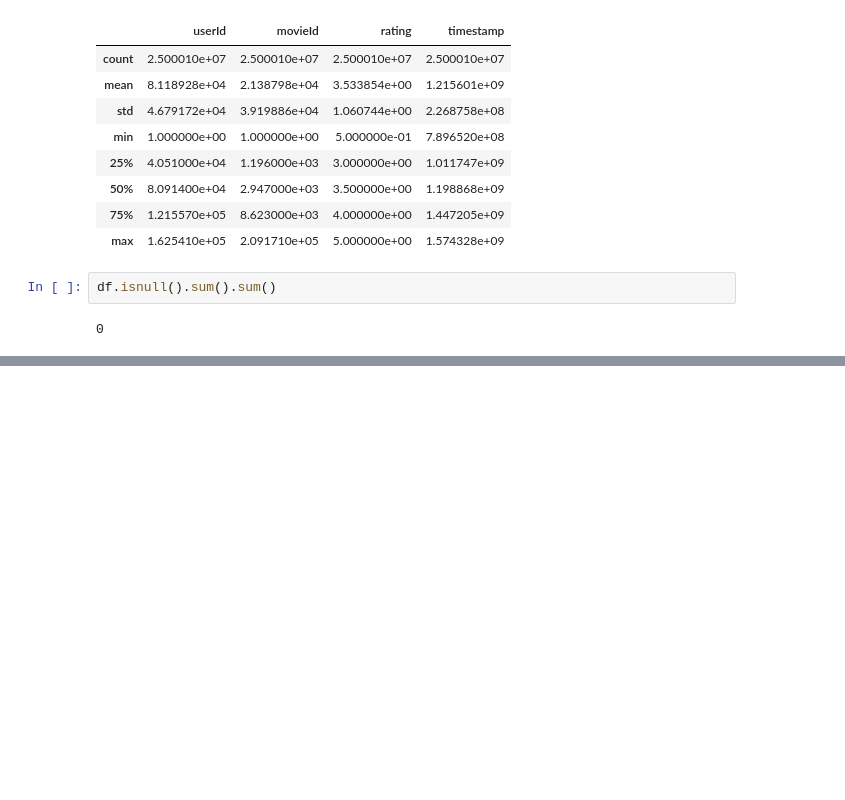
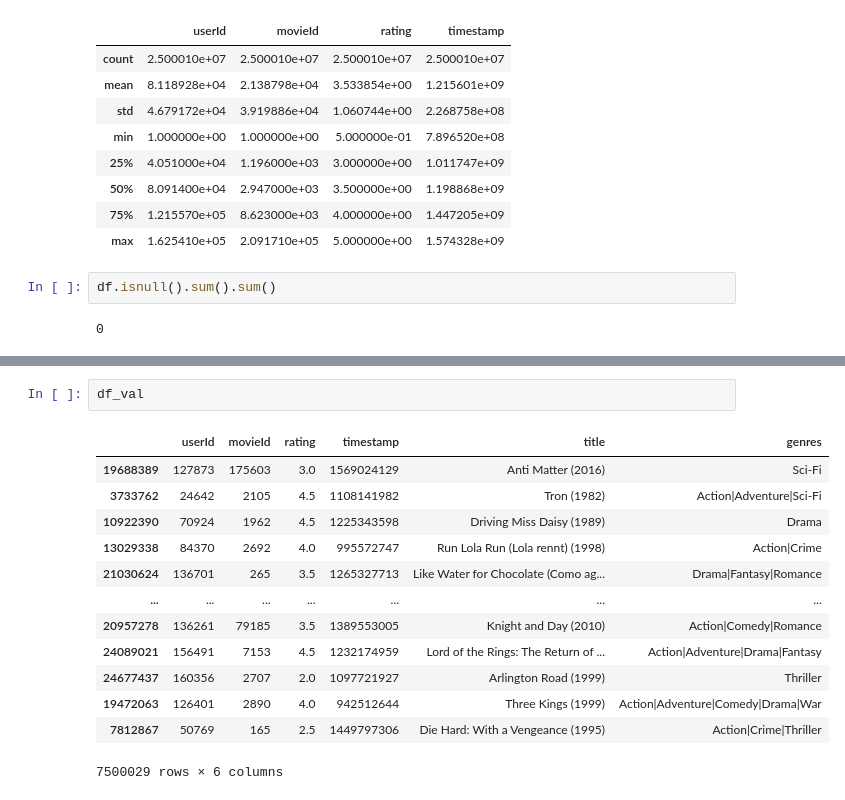
Before and after one commit to Dusadee-Songasornchart/machine_learning, a Jupyter notebook: lab_11/lab_11.ipynb, the cells around one changed output, grey strips where cells are left out. Cells and saved outputs as stored; diff of their text form; blank space fills up the shorter version.

```diff
--- a/lab_11/lab_11.ipynb
+++ b/lab_11/lab_11.ipynb
@@ -146,0 +117,16 @@ X_test
+# %%
+df_val
+# %% [output]
+|  | userId | movieId | rating | timestamp | title | genres |
+| 19688389 | 127873 | 175603 | 3.0 | 1569024129 | Anti Matter (2016) | Sci-Fi |
+| 3733762 | 24642 | 2105 | 4.5 | 1108141982 | Tron (1982) | Action|Adventure|Sci-Fi |
+| 10922390 | 70924 | 1962 | 4.5 | 1225343598 | Driving Miss Daisy (1989) | Drama |
+| 13029338 | 84370 | 2692 | 4.0 | 995572747 | Run Lola Run (Lola rennt) (1998) | Action|Crime |
+| 21030624 | 136701 | 265 | 3.5 | 1265327713 | Like Water for Chocolate (Como ag... | Drama|Fantasy|Romance |
+| ... | ... | ... | ... | ... | ... | ... |
+| 20957278 | 136261 | 79185 | 3.5 | 1389553005 | Knight and Day (2010) | Action|Comedy|Romance |
+| 24089021 | 156491 | 7153 | 4.5 | 1232174959 | Lord of the Rings: The Return of ... | Action|Adventure|Drama|Fantasy |
+| 24677437 | 160356 | 2707 | 2.0 | 1097721927 | Arlington Road (1999) | Thriller |
+| 19472063 | 126401 | 2890 | 4.0 | 942512644 | Three Kings (1999) | Action|Adventure|Comedy|Drama|War |
+| 7812867 | 50769 | 165 | 2.5 | 1449797306 | Die Hard: With a Vengeance (1995) | Action|Crime|Thriller |
+7500029 rows × 6 columns
```
Also changed, not shown: parts of 20 cells of this notebook, 1 other file.
